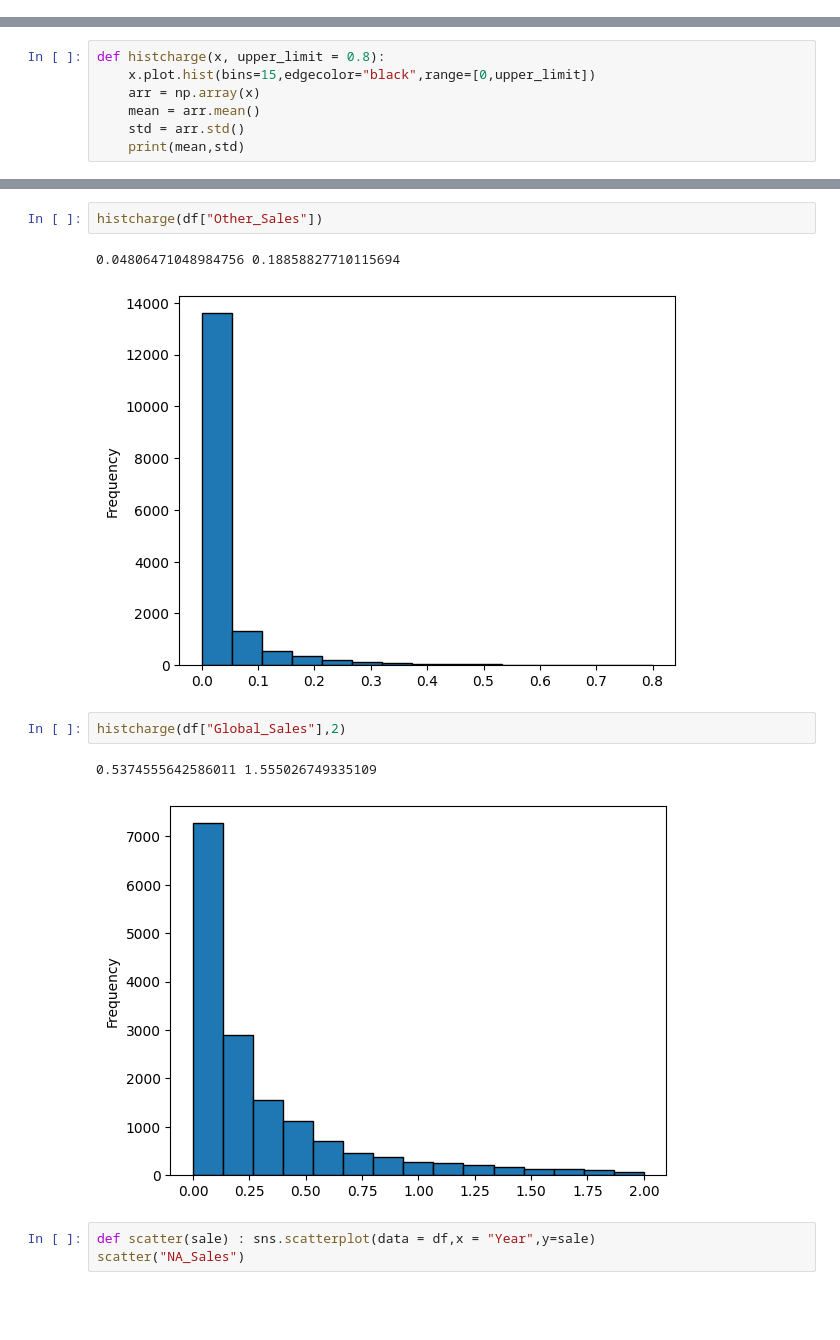
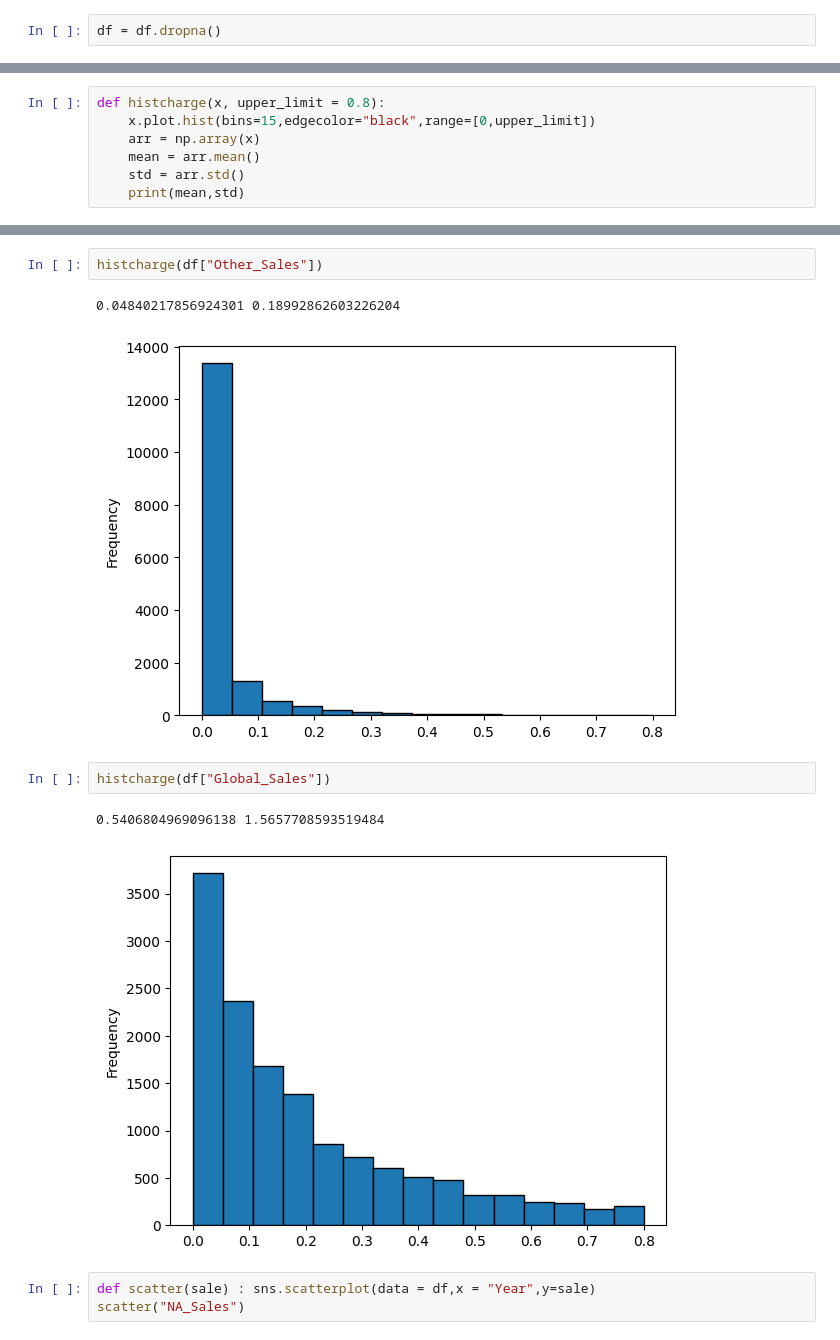
Before and after one commit to TodeaGabriel/Video-games-sales-predictions, a Jupyter notebook: videoGamePricesPredictions.ipynb, the cells around one changed output, grey strips where cells are left out. Saved outputs shown, nothing was run; the diff lists cells and outputs as text; blank space fills up the shorter version.

```diff
--- a/videoGamePricesPredictions.ipynb
+++ b/videoGamePricesPredictions.ipynb
@@ -219,5 +219,7 @@ print(std,mean)
 # %% [output]
 0.040254293724586776 0.04714285714285715
 1.6165547849900261 0.8276785714285715
+# %%
+df = df.dropna()
 # %%
 print(df.isnull().sum())
@@ -426,13 +433,13 @@ histcharge(df["JP_Sales"])
 # %%
 histcharge(df["Other_Sales"])
 # %% [output]
-0.04806471048984756 0.18858827710115694
+0.04840217856924301 0.18992862603226204
-[figure, old version]
+[figure, new version]
 # %%
-histcharge(df["Global_Sales"],2)
+histcharge(df["Global_Sales"])
 # %% [output]
-0.5374555642586011 1.555026749335109
+0.5406804969096138 1.5657708593519484
-[figure, old version]
+[figure, new version]
 # %%
 def scatter(sale) : sns.scatterplot(data = df,x = "Year",y=sale)
 scatter("NA_Sales")
```
Also changed, not shown: parts of 33 cells of this notebook.
